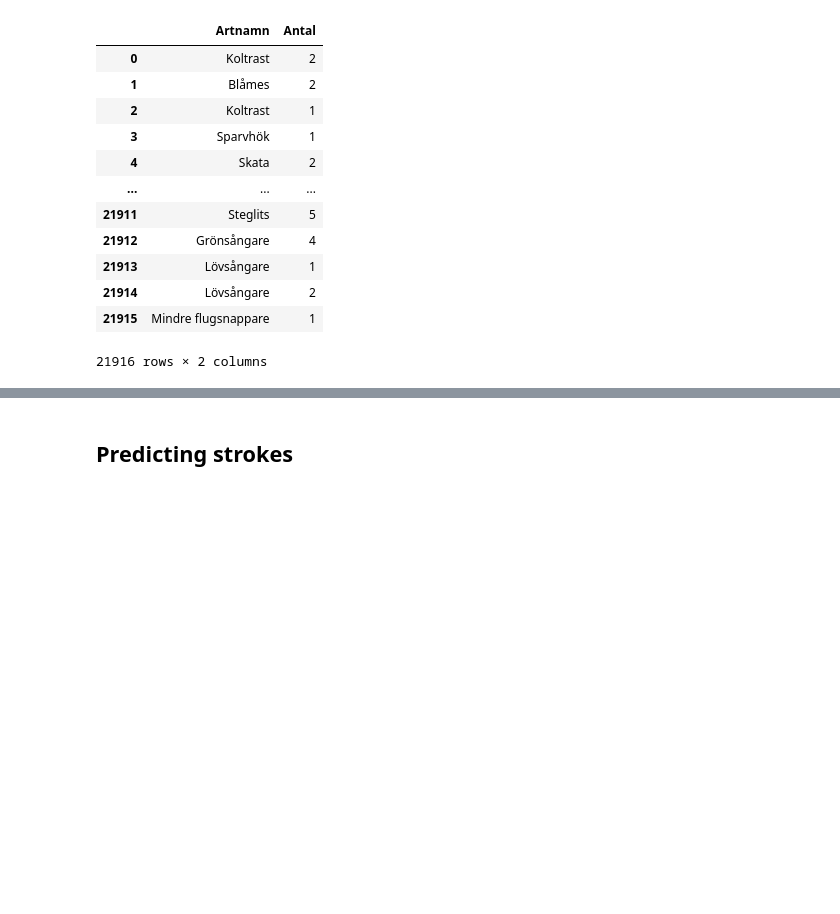
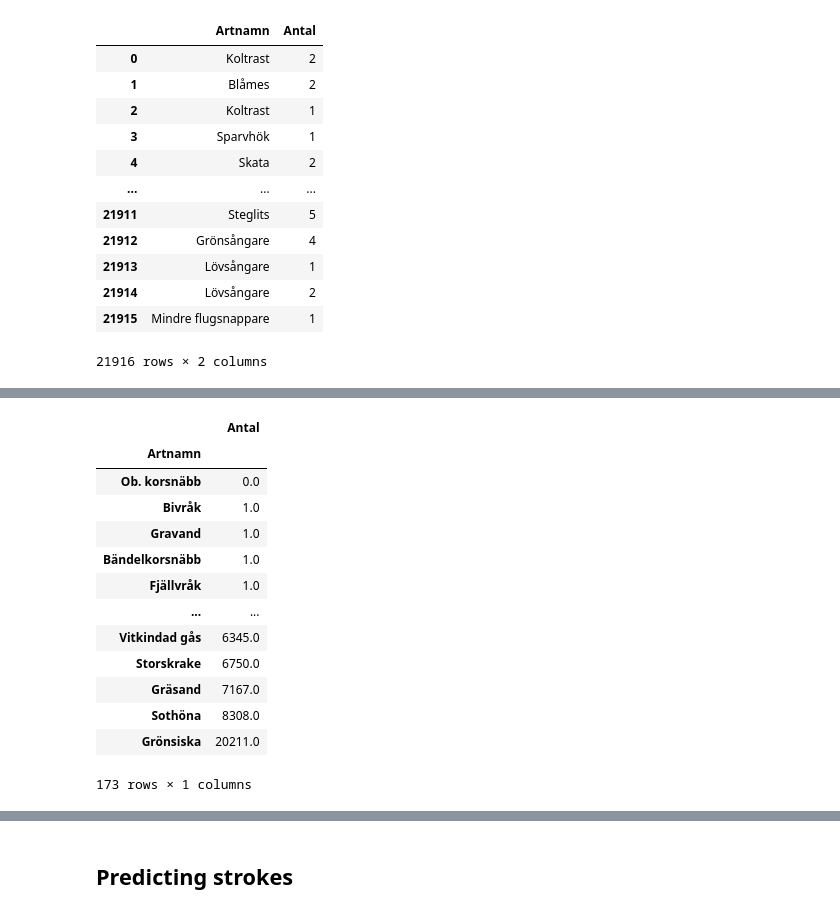
Before and after one commit to totatorbj/su-mt4007, a Jupyter notebook: HW3/HW3_investigation.ipynb, the cells around one changed output, grey strips where cells are left out. Cells and saved outputs as stored; diff of their text form; code cells hidden in the pictures; blank space fills up the shorter version.

```diff
--- a/HW3/HW3_investigation.ipynb
+++ b/HW3/HW3_investigation.ipynb
@@ -204,0 +442,2 @@ str
+# %%
+grouped_and_summed_artportalen_interesting_data_df = artportalen_interesting_data_df.groupby(['Artnamn']).sum()
@@ -205,3 +460,20 @@ str
+# %%
+grouped_and_summed_artportalen_interesting_data_df.sort_values(['Antal'])
+# %% [output]
+|  | Antal |
+| Artnamn |  |
+| Ob. korsnäbb | 0.0 |
+| Bivråk | 1.0 |
+| Gravand | 1.0 |
+| Bändelkorsnäbb | 1.0 |
+| Fjällvråk | 1.0 |
+| ... | ... |
+| Vitkindad gås | 6345.0 |
+| Storskrake | 6750.0 |
+| Gräsand | 7167.0 |
+| Sothöna | 8308.0 |
+| Grönsiska | 20211.0 |
+173 rows × 1 columns
 # %%
 artportalen_interesting_data_df.groupby(['Artnamn']).sum().head(3)
 # %% [output]
```
Also changed, not shown: parts of 74 cells of this notebook.
